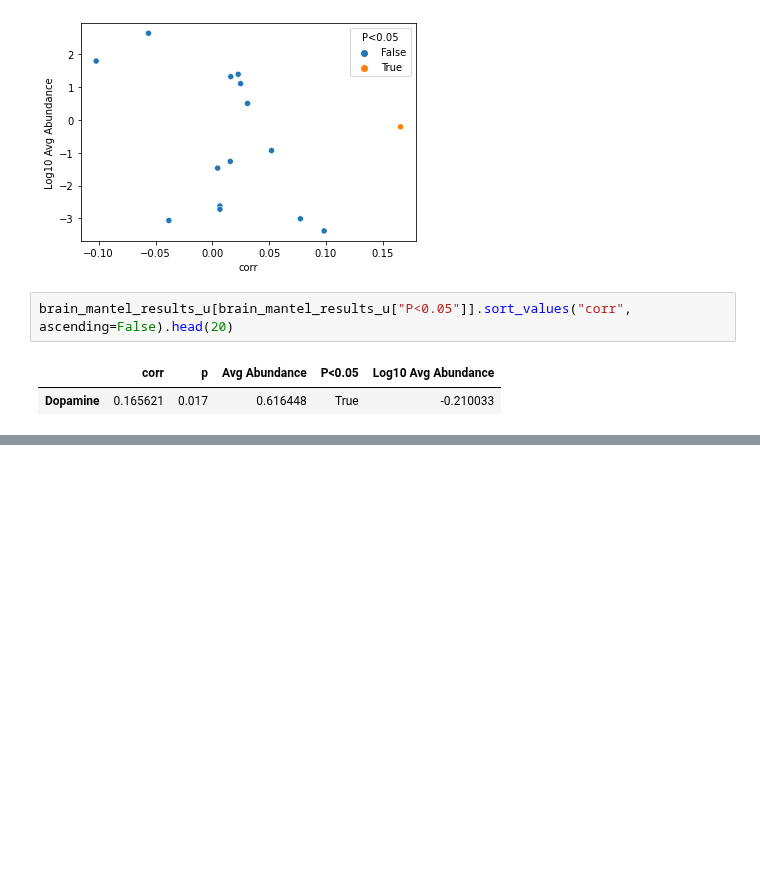
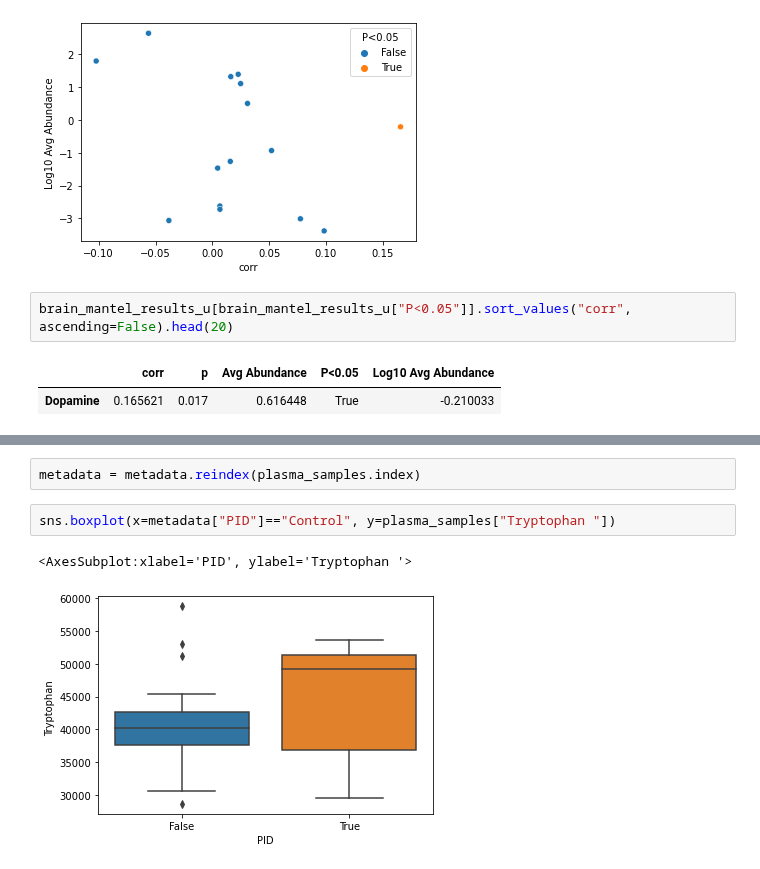
Before and after one commit to sterrettJD/GT-micro-metabo, a Jupyter notebook: analysis/Neurotransmitters.ipynb, the cells around one changed output, grey strips where cells are left out. Cells and saved outputs as stored; diff of their text form; blank space fills up the shorter version.

Commit message:
add boxplots by GF status

```diff
--- a/analysis/Neurotransmitters.ipynb
+++ b/analysis/Neurotransmitters.ipynb
@@ -344,0 +345,7 @@ sns.scatterplot(x=microbiome_pcoa_u_uni.samples["PC1"], y=plasma_samples["Trypto
+# %%
+metadata = metadata.reindex(plasma_samples.index)
+# %%
+sns.boxplot(x=metadata["PID"]=="Control", y=plasma_samples["Tryptophan "])
+# %% [output]
+<AxesSubplot:xlabel='PID', ylabel='Tryptophan '>
+[figure, added]
```
Also changed, not shown: parts of 22 cells of this notebook.
